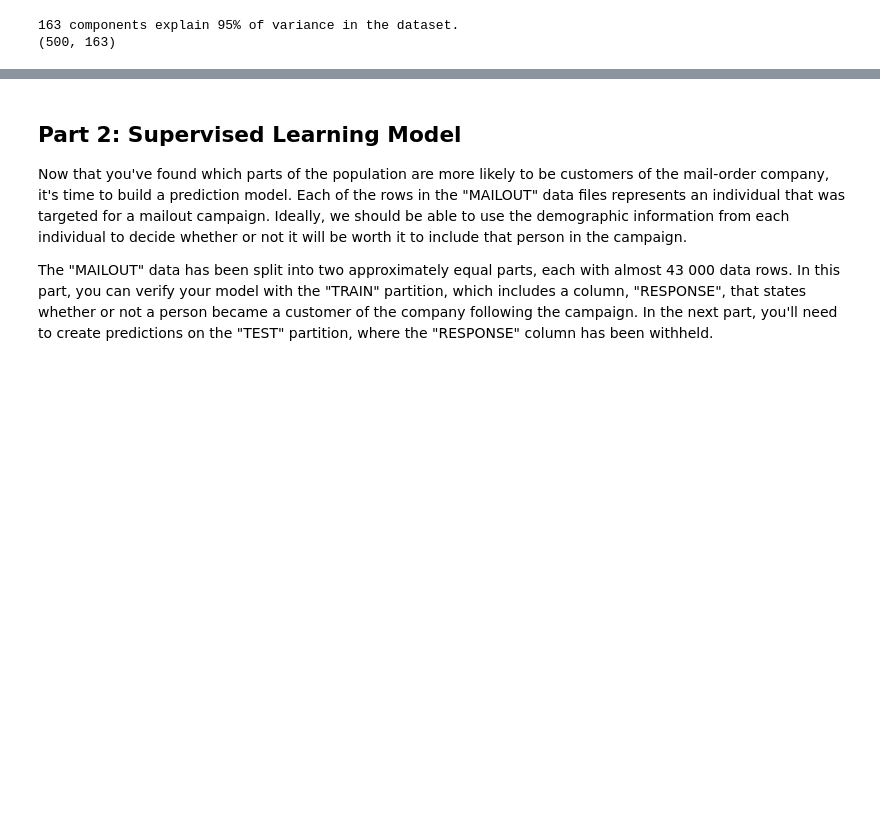
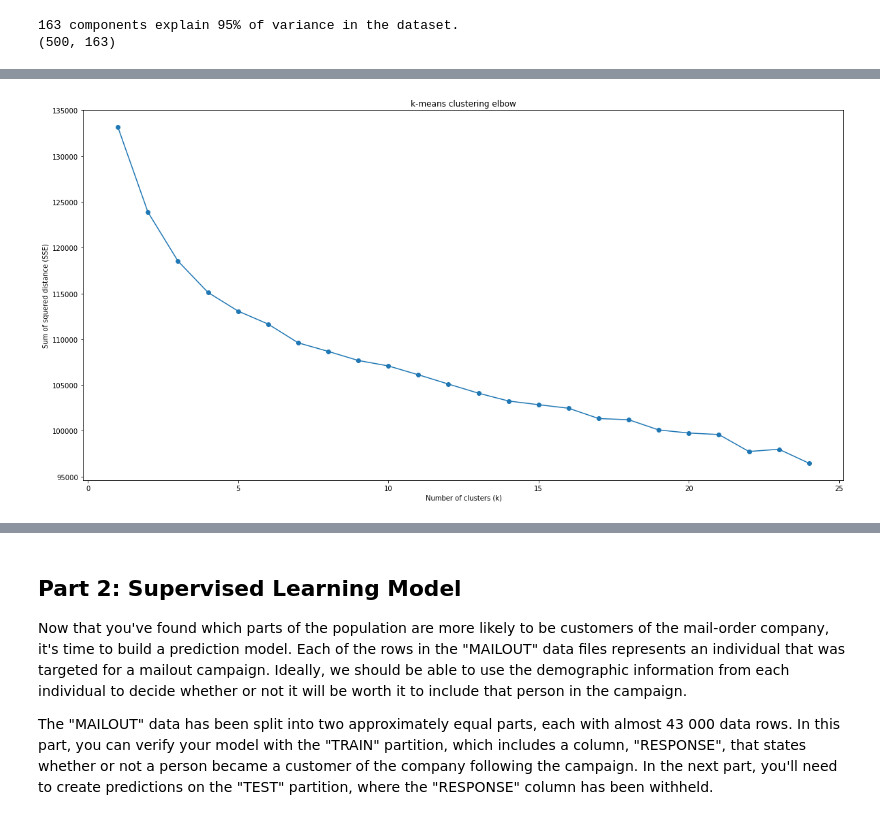
Before and after one commit to olghab/dataScienceCapstoneProject, a Jupyter notebook: Arvato Project Workbook.ipynb, the cells around one changed output, grey strips where cells are left out. Drawn from its saved outputs; the diff is of its cells as text; code cells hidden in the pictures; blank space fills up the shorter version.

Commit message:
add clustering

```diff
--- a/Arvato Project Workbook.ipynb
+++ b/Arvato Project Workbook.ipynb
@@ -680,0 +676,25 @@ print(customers_reduced.shape)
+# %%
+## Clustering
+from sklearn.cluster import KMeans
+
+def do_and_show_clustering(data):
+    #creating data for the plot SSE VS cluster count
+    score = []
+    k_list = list(range(1, 25))
+
+    for i in k_list:
+        kmean = KMeans(i+1)
+        model = kmean.fit(data)
+        centers.append(i+1)
+        score.append(abs(model.score(data)))
+
+    #plotting the cluster curve
+    plt.figure(figsize=(20, 10))
+    plt.plot(k_list, score, marker='o')
+    plt.xlabel('Number of clusters (k)');
+    plt.ylabel('Sum of squered distance (SSE)');
+    plt.title('k-means clustering elbow')
+# %%
+do_and_show_clustering(azdias_reduced)
+# %% [output]
+[figure, added]
```
Also changed, not shown: parts of 4 cells of this notebook.
